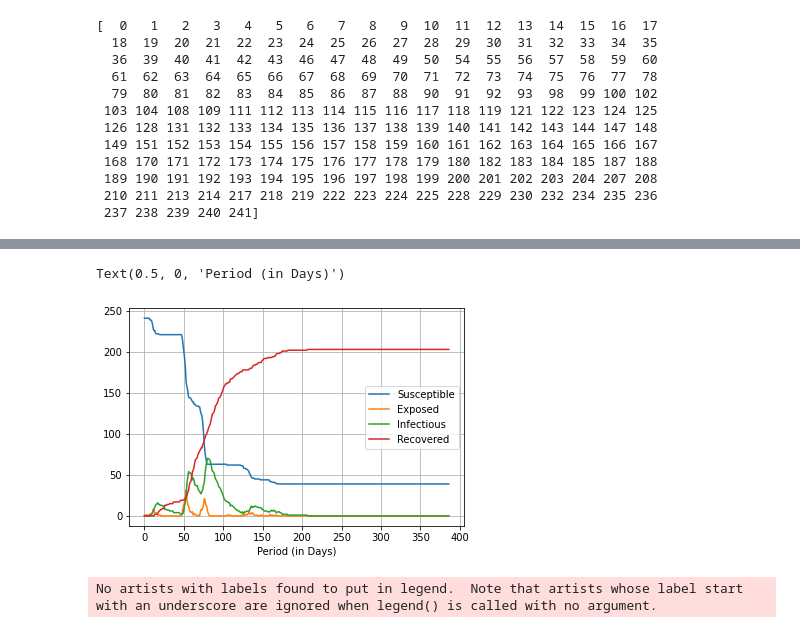
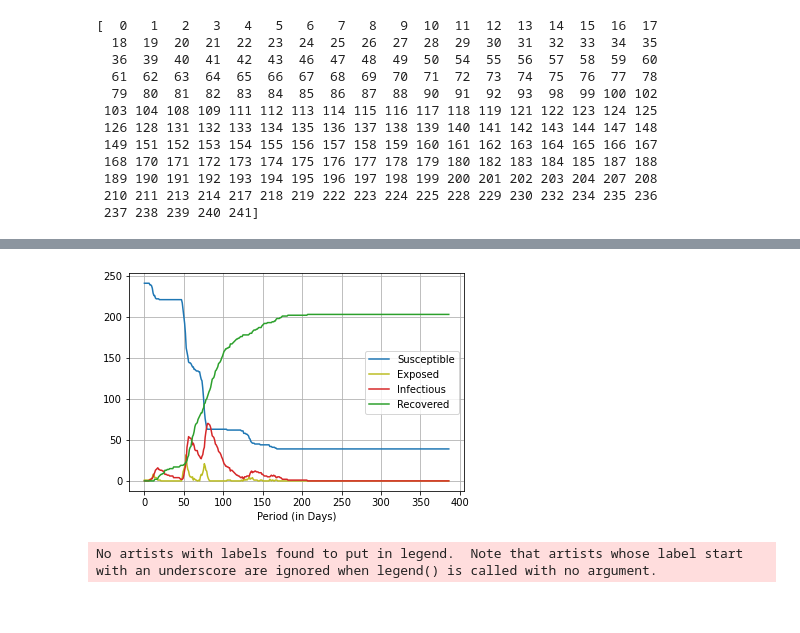
Before and after one commit to ChristianKar/Modeling_in_Epidemiology, a Jupyter notebook: SEIRModel_without_Vaccination.ipynb, the cells around one changed output, grey strips where cells are left out. Drawn from its saved outputs; the diff is of its cells as text; code cells hidden in the pictures.

Commit message:
Save listPopulations graph, recolor it according to node colors

```diff
--- a/SEIRModel_without_Vaccination.ipynb
+++ b/SEIRModel_without_Vaccination.ipynb
@@ -164,13 +168,13 @@ print(listPopulations.head())
 # %%
 # Now we're plotting things
 listPopulations.rename(columns={1 : "Susceptible", 2: "Exposed", 3: "Infectious", 4: "Recovered"}, inplace=True)
-listPopulations.plot()
+listPopulations.plot(color=['tab:blue','tab:olive','tab:red','tab:green'])
 plt.legend()
 plt.grid()
 plt.xlabel("Period (in Days)")
+plt.savefig('listPopulations.png')
 # %% [output]
-Text(0.5, 0, 'Period (in Days)')
-[figure, old version]
+[figure, new version]
 # %%
 plt.plot (listPopulations['Infectious']/listPopulations['Susceptible'])
 plt.legend()
```
Also changed, not shown: parts of 1 cell of this notebook.
